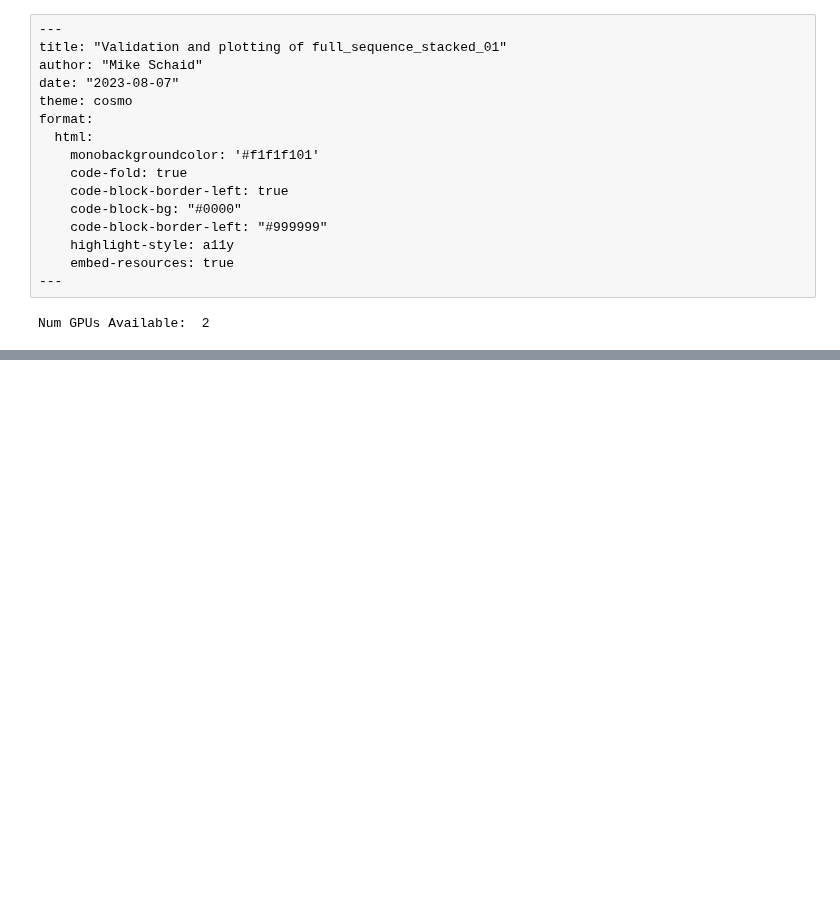
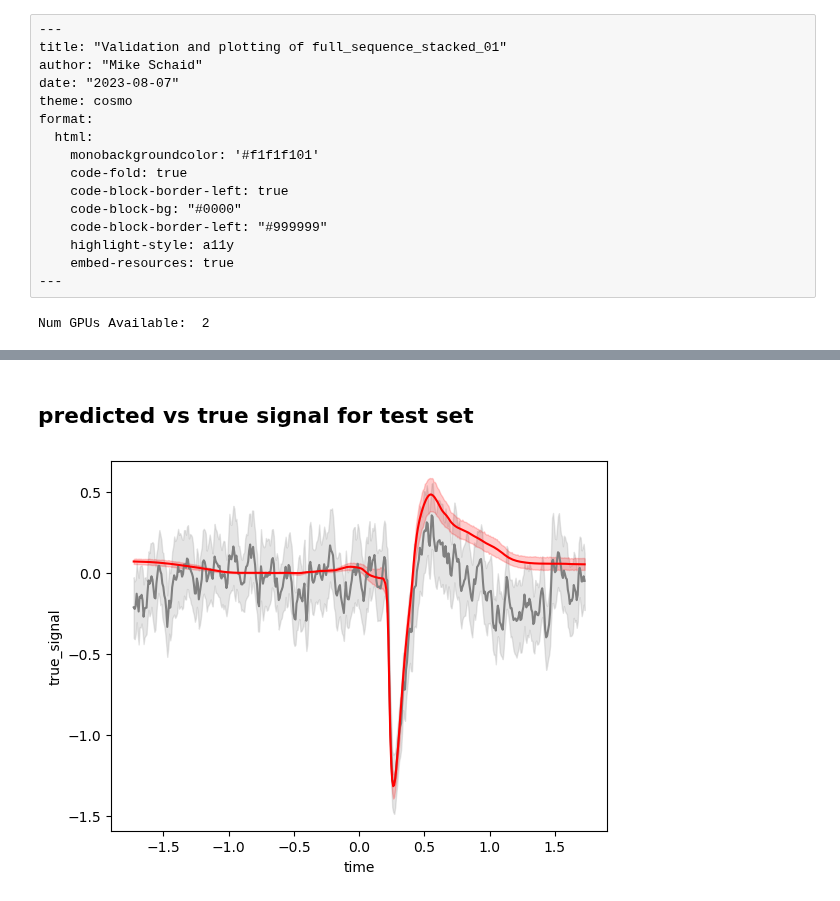
Before and after one commit to Mschaid/ENIGMA, a Jupyter notebook: notebooks/reports/full_sequence_stacked_lstm_01.ipynb, the cells around one changed output, grey strips where cells are left out. Cells and saved outputs as stored; diff of their text form; code cells hidden in the pictures; blank space fills up the shorter version.

```diff
--- a/notebooks/reports/full_sequence_stacked_lstm_01.ipynb
+++ b/notebooks/reports/full_sequence_stacked_lstm_01.ipynb
@@ -38,8 +39,8 @@ print("Num GPUs Available: ", len(tf.config.experimental.list_physical_devices('
 Num GPUs Available:  2
 # %%
 DATA_PATH = '/projects/p31961/gaby_data/aggregated_data/raw_data/datasets/raw_data_raw_data.parquet.gzip'
-# MODEL_PATH = "/projects/p31961/ENIGMA/results/experiments/dopamine_full_sequence_stacked_lstm_01/models/dopamine_full_sequence_stacked_lstm_01"
+MODEL_PATH = "/projects/p31961/ENIGMA/results/experiments/full_sequence_stacked_lstm_01/models/full_sequence_stacked_lstm_01"
 
-# locald
+# local
 # DATA_PATH = '/Users/mds8301/iterm_data_storage/raw_data_raw_data.parquet.gzip'
 # MODEL_PATH = '/Users/mds8301/Development/enigma/results/experiments/full_sequence_stacked_lstm_01/models/full_sequence_stacked_lstm_01'
@@ -202,0 +76,2 @@ array([[-1.05235347,  0.56745356, -0.38797426, ...,  1.        ,
+# %%
+model = tf.keras.models.load_model(MODEL_PATH, compile= True)
@@ -202,0 +116,2 @@ array([[-1.05235347,  0.56745356, -0.38797426, ...,  1.        ,
+# %%
+prediction = model.predict(processor.X_test)
@@ -202,0 +124,27 @@ array([[-1.05235347,  0.56745356, -0.38797426, ...,  1.        ,
+# %%
+def build_test_data_from_processor(processor):
+    categories = processor.processor.named_transformers_.cat.get_feature_names_out().tolist()
+    def get_feature_labels(processor):
+        cols_ = []
+        for key in processor.named_transformers_.keys():
+            cols = processor.named_transformers_[key].get_feature_names_out().tolist()
+            cols_+=cols
+        return cols_
+
+    def undo_hot_encoding_by_name(key_word: str, columns: list, df_: pd.DataFrame):
+        values = df_[[c for c in columns if key_word in c]].idxmax(axis=1,).str.replace(key_word, "")
+        return values
+    return (
+        pd.DataFrame(processor.X_test,
+                     columns=get_feature_labels(processor.processor))
+        .assign(true_signal=processor.y_test.reset_index(drop=True),
+                predicted_signal = prediction,
+                sensor = lambda df_: undo_hot_encoding_by_name("sensor_", categories, df_),
+                events = lambda df_: undo_hot_encoding_by_name("event_", categories, df_),
+                sex = lambda df_: undo_hot_encoding_by_name("sex_", categories, df_),
+                )
+        .drop(columns = categories)
+
+    )
+test_data = build_test_data_from_processor(processor)
+test_data
@@ -202,0 +165,12 @@ array([[-1.05235347,  0.56745356, -0.38797426, ...,  1.        ,
+# %% [markdown]
+## predicted vs true signal for test set
+# %%
+def plot_da_final_day(df):
+    max_day = df['day'].max()
+    query = "day==@max_day & sensor=='DA' & events=='cue'"
+    da_cue = df.query(query)
+    sns.lineplot(data = da_cue, x = 'time', y = 'true_signal', color = 'grey')
+    sns.lineplot(data = da_cue, x = 'time', y = 'predicted_signal', color = 'red')
+plot_da_final_day(test_data)
+# %% [output]
+[figure, added]
```
Also changed, not shown: parts of 24 cells of this notebook.
